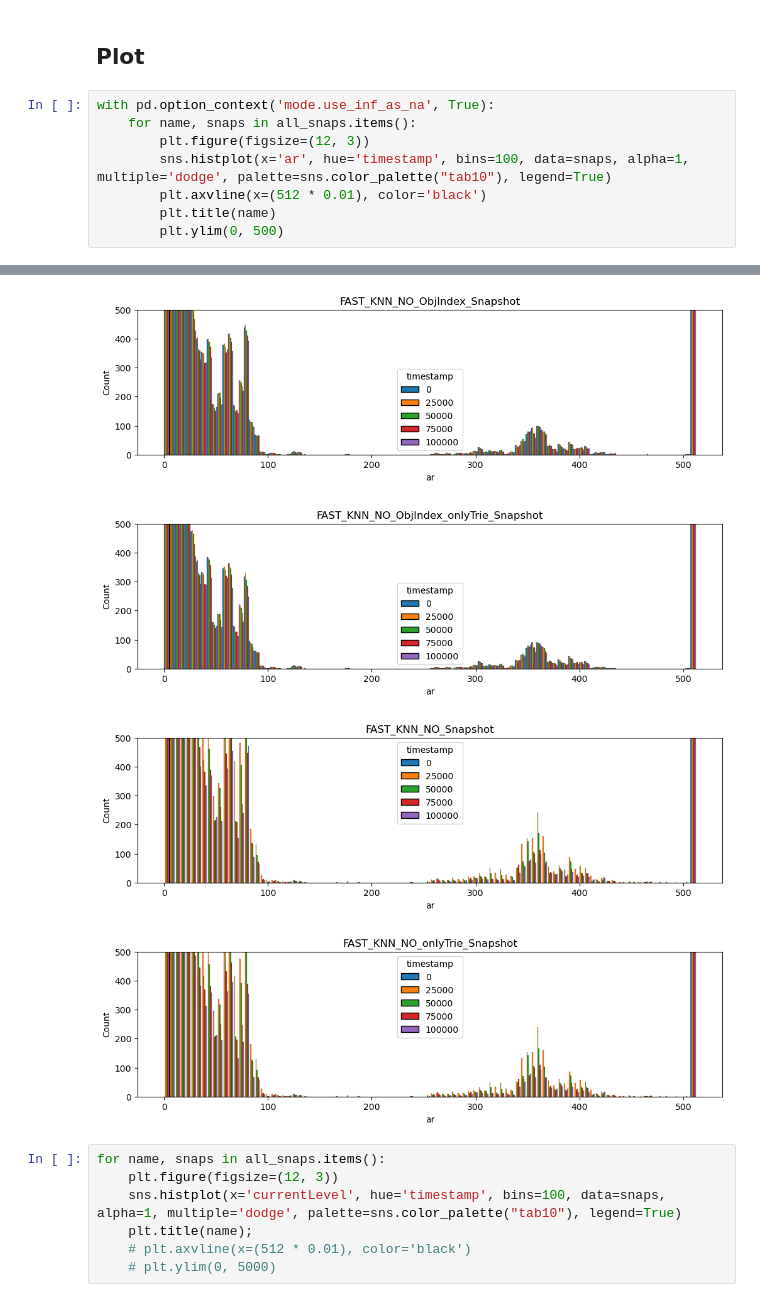
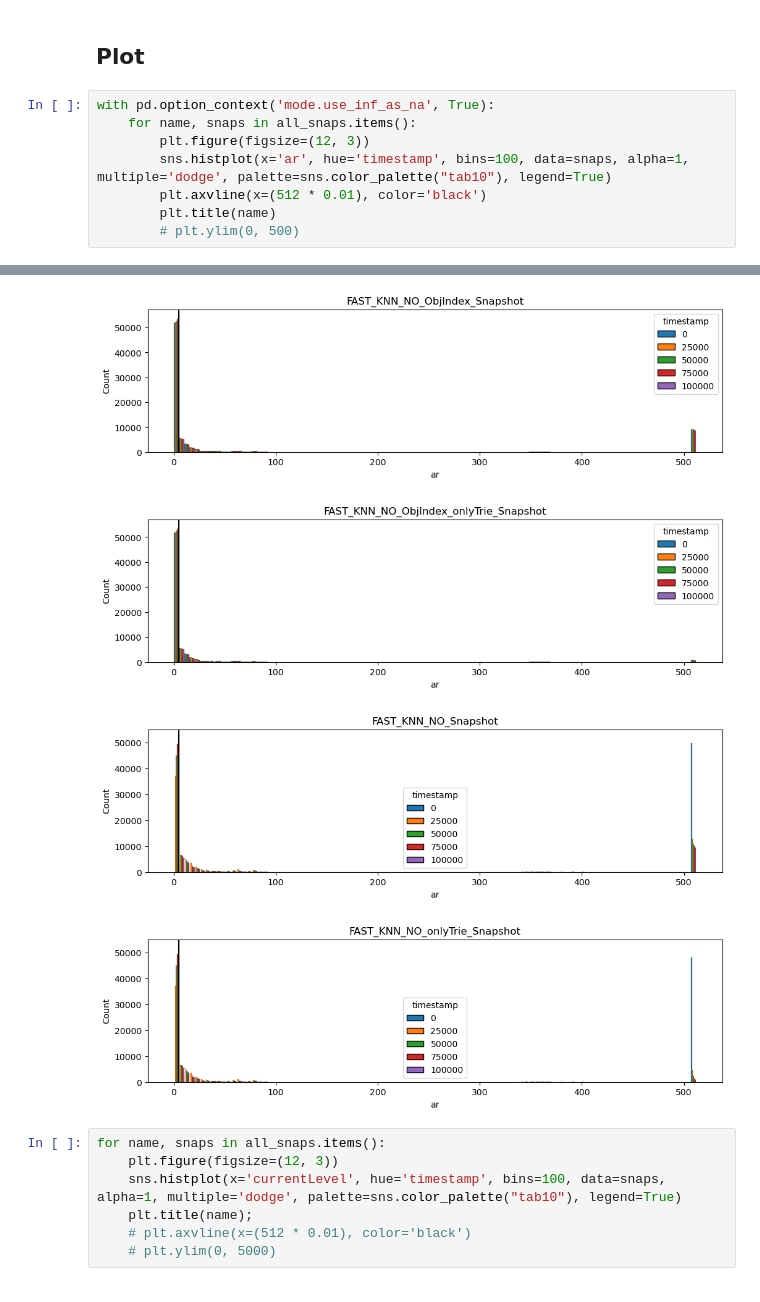
Before and after one commit to ThatUdeshUK/fast_extension, a Jupyter notebook: analysis/KNNQuerySizes.ipynb, the cells around one changed output, grey strips where cells are left out. Cells and saved outputs as stored; diff of their text form.

```diff
--- a/analysis/KNNQuerySizes.ipynb
+++ b/analysis/KNNQuerySizes.ipynb
@@ -36,5 +36,5 @@ with pd.option_context('mode.use_inf_as_na', True):
         sns.histplot(x='ar', hue='timestamp', bins=100, data=snaps, alpha=1, multiple='dodge', palette=sns.color_palette("tab10"), legend=True)
         plt.axvline(x=(512 * 0.01), color='black')
         plt.title(name)
-        plt.ylim(0, 500)
+        # plt.ylim(0, 500)
 # %% [output]
@@ -42,7 +42,7 @@ with pd.option_context('mode.use_inf_as_na', True):
-[figure, old version]
+[figure, new version]
-[figure, old version]
+[figure, new version]
-[figure, old version]
+[figure, new version]
-[figure, old version]
+[figure, new version]
 # %%
 for name, snaps in all_snaps.items():
     plt.figure(figsize=(12, 3))
```
Also changed, not shown: parts of 1 cell of this notebook, 26 other files.
